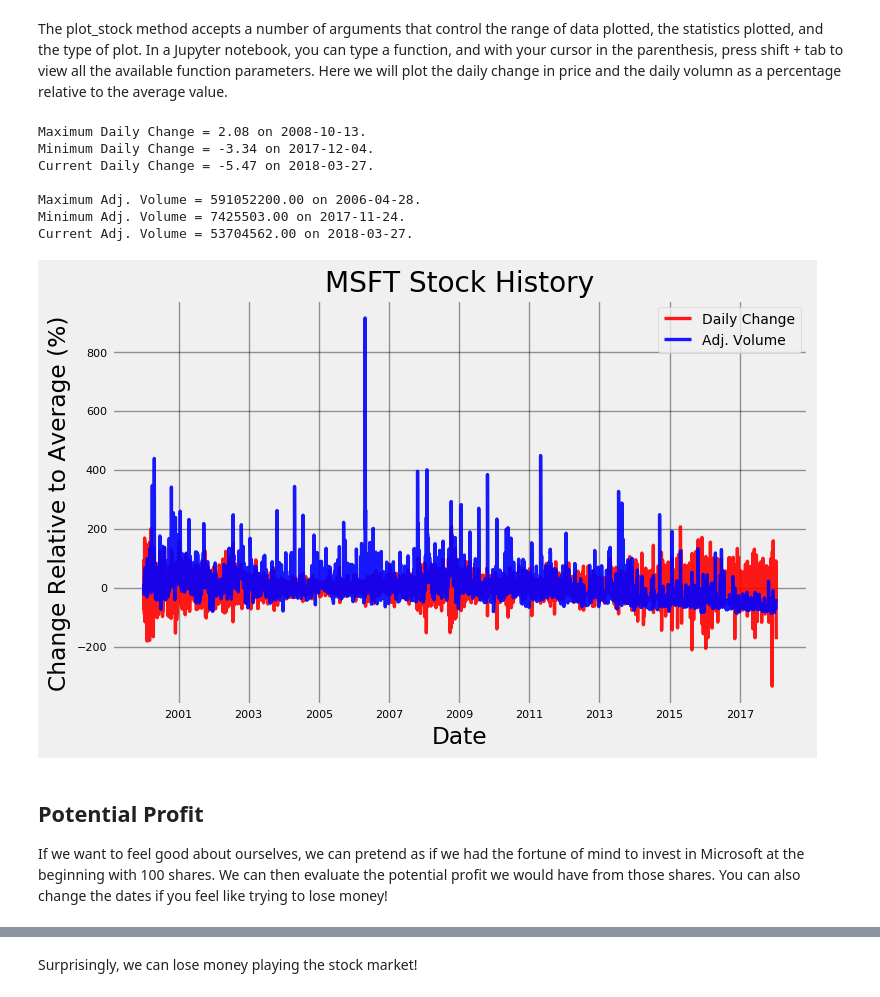
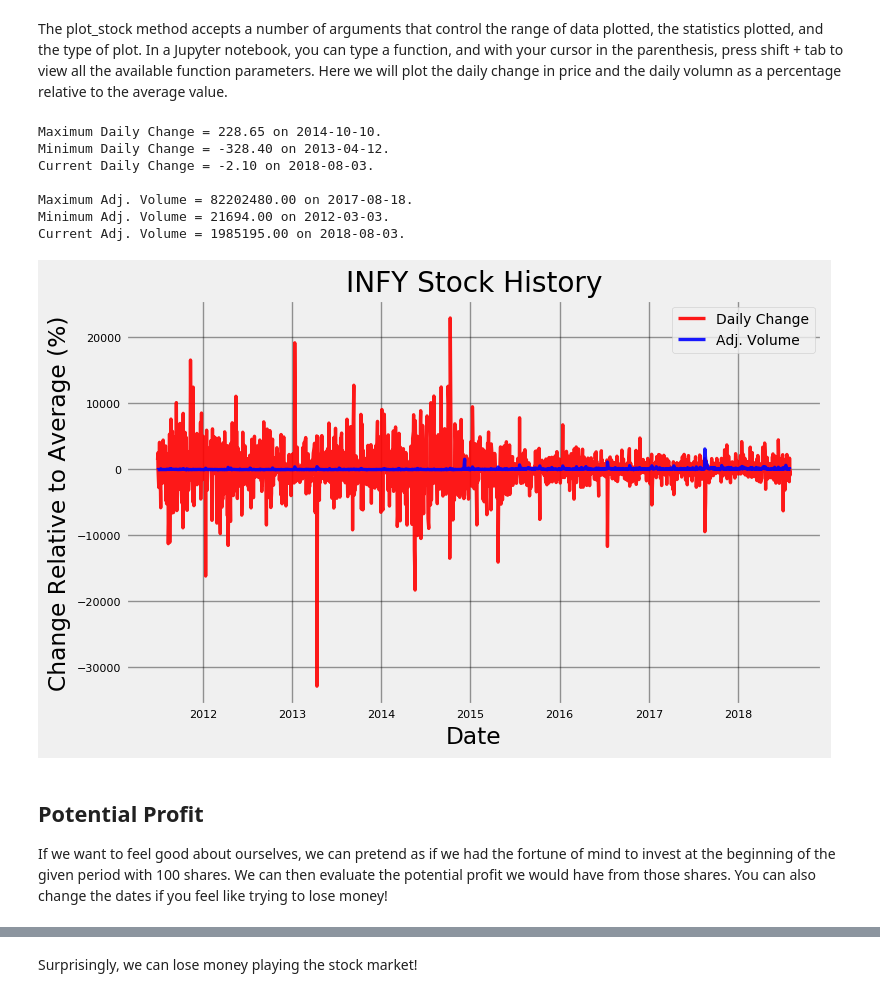
Before and after one commit to thegauravsingh/AI-Adventures-Stock-Analysis-using-Tensorflow, a Jupyter notebook: Stocks Analyzer.ipynb, the cells around one changed output, grey strips where cells are left out. Saved outputs shown, nothing was run; the diff lists cells and outputs as text; code cells hidden in the pictures.

```diff
--- a/Stocks Analyzer.ipynb
+++ b/Stocks Analyzer.ipynb
@@ -61 +58,3 @@ microsoft = Stocker('MSFT')
+# %%
+ticker = stockTicker('INFY','NSE')
 # %% [markdown]
@@ -87,19 +86,19 @@ Current Adj. Close = 89.47 on 2018-03-27.
 # %% [markdown]
 The plot_stock method accepts a number of arguments that control the range of data plotted, the statistics plotted, and the type of plot. In a Jupyter notebook, you can type a function, and with your cursor in the parenthesis, press shift + tab to view all the available function parameters. Here we will plot the daily change in price and the daily volumn as a percentage relative to the average value.
 # %%
-microsoft.plot_stock(start_date = '2000-01-03', end_date = '2018-01-16',
+ticker.plot_stock(start_date = '2011-06-29', end_date = '2018-08-03',
                      stats = ['Daily Change', 'Adj. Volume'], plot_type='pct')
 # %% [output]
-Maximum Daily Change = 2.08 on 2008-10-13.
-Minimum Daily Change = -3.34 on 2017-12-04.
-Current Daily Change = -5.47 on 2018-03-27.
+Maximum Daily Change = 228.65 on 2014-10-10.
+Minimum Daily Change = -328.40 on 2013-04-12.
+Current Daily Change = -2.10 on 2018-08-03.
 
-Maximum Adj. Volume = 591052200.00 on 2006-04-28.
-Minimum Adj. Volume = 7425503.00 on 2017-11-24.
-Current Adj. Volume = 53704562.00 on 2018-03-27.
+Maximum Adj. Volume = 82202480.00 on 2017-08-18.
+Minimum Adj. Volume = 21694.00 on 2012-03-03.
+Current Adj. Volume = 1985195.00 on 2018-08-03.
-[figure, old version]
+[figure, new version]
 # %% [markdown]
 ## Potential Profit
 
-If we want to feel good about ourselves, we can pretend as if we had the fortune of mind to invest in Microsoft at the beginning with 100 shares. We can then evaluate the potential profit we would have from those shares. You can also change the dates if you feel like trying to lose money!
+If we want to feel good about ourselves, we can pretend as if we had the fortune of mind to invest at the beginning of the given period with 100 shares. We can then evaluate the potential profit we would have from those shares. You can also change the dates if you feel like trying to lose money!
 # %%
```
Also changed, not shown: parts of 31 cells of this notebook.
